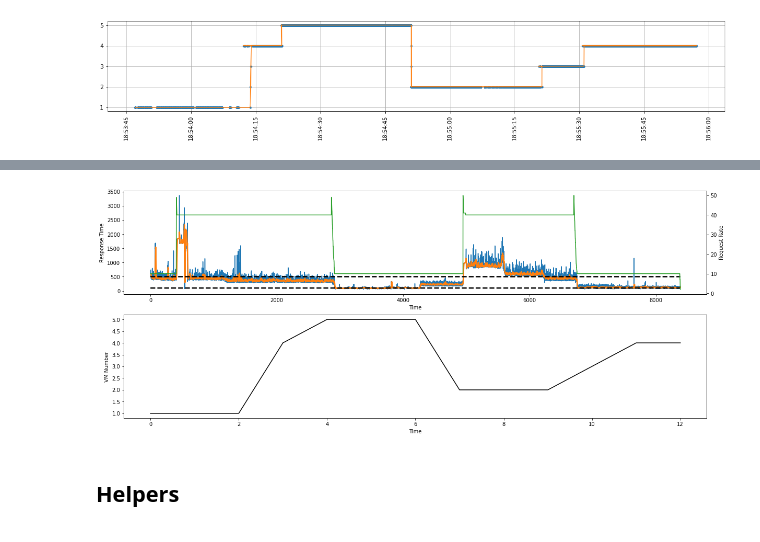
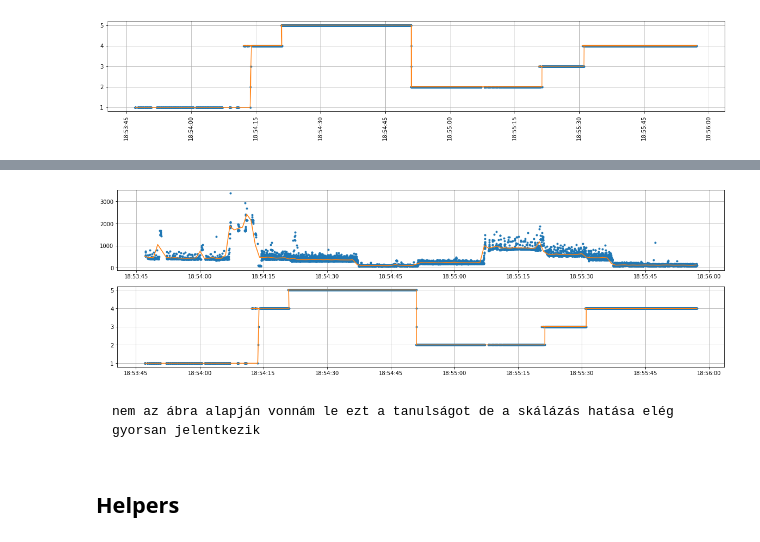
Before and after one commit to JoDeMiro/Scaler, a Jupyter notebook: Scaler_Reader15.ipynb, the cells around one changed output, grey strips where cells are left out. Cells and saved outputs as stored; diff of their text form; code cells hidden in the pictures.

Commit message:
Ez most a tokeletes Scaler_Reader15.ipynb

```diff
--- a/Scaler_Reader15.ipynb
+++ b/Scaler_Reader15.ipynb
@@ -884,7 +884,7 @@ jf['date'].iloc[3]
 # %% [output]
 Timestamp('2023-05-17 18:53:47.138000')
 # %%
-jf['dates'] = tmp['date'].apply(lambda d: d.replace(microsecond=0))
+jf['dates'] = jf['date'].apply(lambda d: d.replace(microsecond=0))
 # %%
 jf['dates'].iloc[3]
 # %% [output]
@@ -909,7 +909,7 @@ jf['sf_vm'] = 0
 
 c = 0
 
-for i in range(pf['Latency'].shape[0]):
+for i in range(jf['Latency'].shape[0]):
     jf['sf_vm'].iloc[i] = _current_vm_number
 
     jf_date = jf['dates'].iloc[i]
@@ -1017,34 +969,23 @@ KeyError: 'ma10rt'
-# %%
-
-Na ez az ami telesen fölöslegses is ér rossz is
-
-def jmf():
-    fig, (ax1, ax3) = plt.subplots(2, 1, figsize=(20, 8))
-
-    ax1.plot(jf['Latency'], color = 'C0')
-    ax1.plot(jf['ma10rt'], color = 'C1', lw = 2.5)
-
-    ax1.plot(jf['RT_LIMIT_LOWER'], color = 'black', lw = 2.5, ls = '--')
-    ax1.plot(jf['RT_LIMIT_UPPER'], color = 'black', lw = 2.5, ls = '--')
-
-
-    ax2 = ax1.twinx()
-
-    ax2.plot(jf['allThreads'], color = 'C2')
-
-    ax1.set_xlabel('Time')
-    ax1.set_ylabel('Response Time')
-    ax2.set_ylabel('Request Rate')
-
-    ax3.plot(df['worker_number'], color = 'black')
-    ax3.set_xlabel('Time')
-    ax3.set_ylabel('VM Number')
-
-    plt.show()
-
-jmf()
-# %% [output]
-[figure, removed]
+# %%
+# Na most akkor a kettő együtt
+
+fig, (ax0, ax1) = plt.subplots(2, 1, figsize=(20, 6))
+
+ax0.plot(jf['date'], jf['Latency'], marker='.', linewidth=0)
+ax0.plot(tp['date'], tp['md'])
+ax0.grid(b='on')
+# ax0.tick_params(axis='x', rotation=90)
+
+# Másodperc alapú átlag (jo) -> ez kell majd nekem
+ax1.plot(jf['date'], jf['sf_vm'], marker='.', linewidth=0)
+ax1.plot(jf['date'], jf['sf_vm'])
+ax1.grid(b='on')
+# ax1.tick_params(axis='x', rotation=90)
+plt.show()
+# %% [output]
+[figure, added]
+# %% [markdown]
+    nem az ábra alapján vonnám le ezt a tanulságot de a skálázás hatása elég gyorsan jelentkezik
 # %% [markdown]
 ## Helpers
 # %%
```
Also changed, not shown: parts of 3 cells of this notebook.
